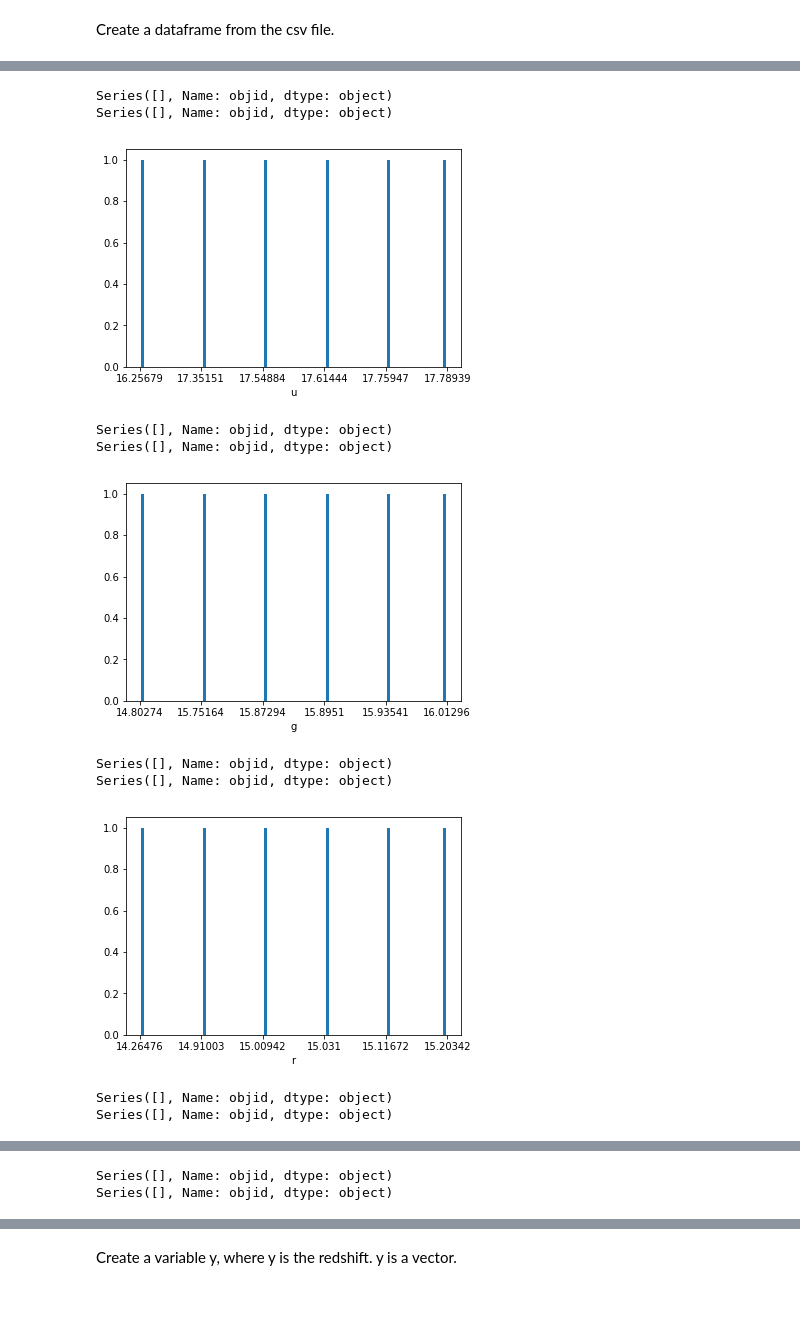
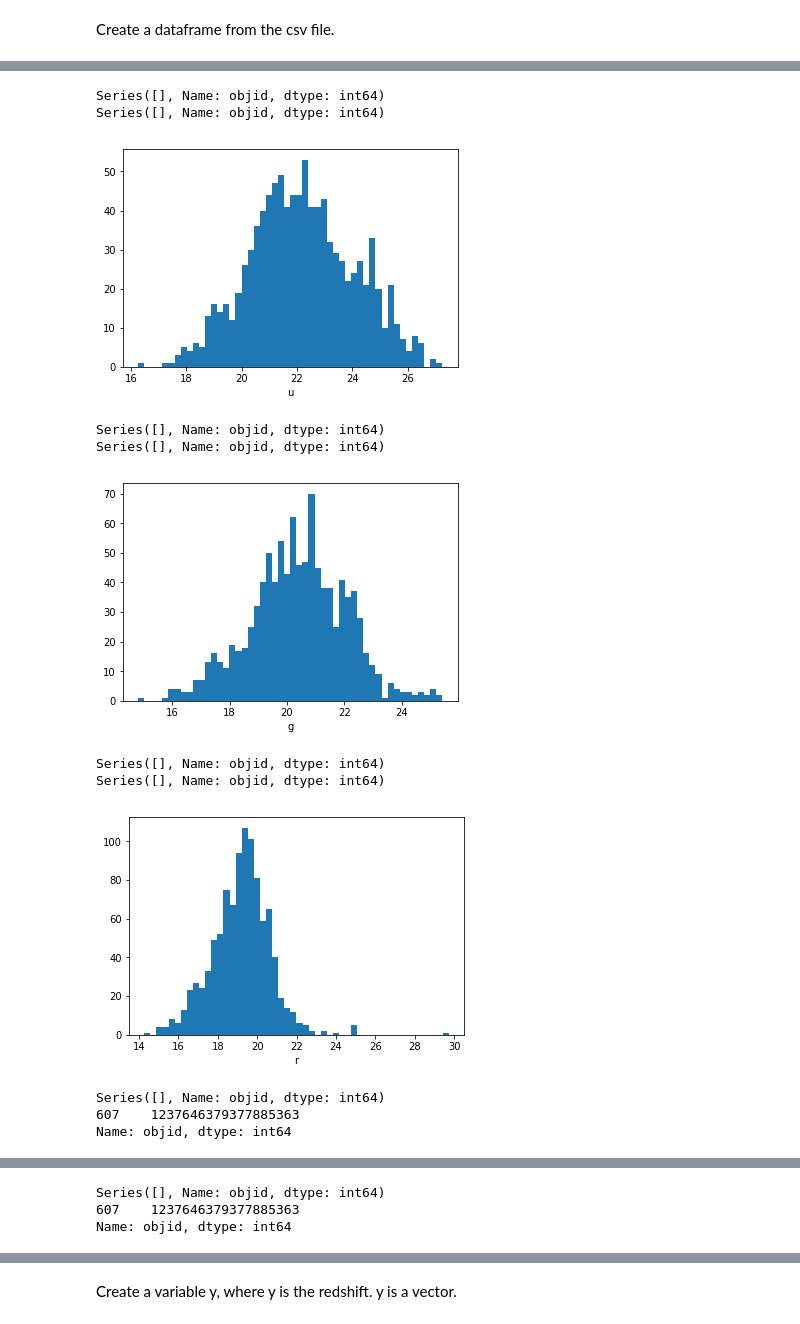
Before and after one commit to marin-hyatt/redshift_data_project, a Jupyter notebook: Marin Hyatt Machine Learning.ipynb, the cells around one changed output, grey strips where cells are left out. Cells and saved outputs as stored; diff of their text form; code cells hidden in the pictures.

```diff
--- a/Marin Hyatt Machine Learning.ipynb
+++ b/Marin Hyatt Machine Learning.ipynb
@@ -4,3 +4,35 @@ Import numpy and matplotlib
 import pandas as pd
 import numpy
 import matplotlib.pyplot as plt
+# %%
+import matplotlib as mpl
+import matplotlib.pyplot as plt
+#mpl.rcParams['text.usetex'] = True
+#mpl.rcParams['mathtext.rm'] = 'serif'
+mpl.style.use('classic')
+plt.rcParams.update(plt.rcParamsDefault)
+#mpl.rcParams['font.family'] = 'serif'
+#mpl.rcParams['font.serif'] = 'Times New Roman'
+# mpl.rcParams['axes.titlesize'] = 16
+# mpl.rcParams['axes.labelsize'] = 14
+# mpl.rcParams['savefig.dpi'] = 250
+# mpl.rcParams['savefig.format'] = 'pdf'
+# mpl.rcParams['savefig.bbox'] = 'tight'
+
+# %matplotlib inline
+# %%
+import matplotlib.pyplot as plt
+plt.rcParams.update(plt.rcParamsDefault)
+%matplotlib inline
+
+import numpy as np
+
+from matplotlib.ticker import AutoLocator
+
+fig, (ax1, ax2) = plt.subplots(1, 2, figsize=(4, 3), tight_layout=True)
+ax1.set_xlim(0, .1)
+ax2.set_xlim(0, .1)
+
+ax1.xaxis.get_major_locator().set_params(nbins=9, steps=[1, 2, 5, 10])
+ax1.set_title('classic')
+ax2.set_title('v2.0')
@@ -16,7 +51,7 @@ names = numpy.loadtxt("Skyserver_Spectro2_13_2018 10_41_13 PM.csv", dtype=str, s
 Create a dataframe from the csv file.
 # %%
 df = pd.read_csv("/Users/marin/machine/redshift_data_project/Skyserver_Spectro2_13_2018 10_41_13 PM.csv", \
-                 delimiter = ",", skiprows=1, dtype=str)
+                 delimiter = ",", skiprows=1)
 df.head()
 # %% [output]
 |  | objid | ra | dec | u | g | r | i | z | redshift | specobjid | plate | ... |
@@ -28,19 +63,22 @@ df.head()
 # %%
+plt.rcParams.update(plt.rcParamsDefault)
+%matplotlib inline
 for name in ['u', 'g', 'r', 'i', 'z', 'redshift']:
     print(df['objid'][df[name] == 0.])
     print(df['objid'][df[name] == -9999])
-    plt.hist(df[name], bins=50, rwidth = 0.5, range = (0.00,5.0))
+    plt.hist(df[name], bins=50)
     plt.xlabel(name)
     plt.show()
 # %% [output]
-Series([], Name: objid, dtype: object)
-Series([], Name: objid, dtype: object)
+Series([], Name: objid, dtype: int64)
+Series([], Name: objid, dtype: int64)
-[figure, old version]
+[figure, new version]
-Series([], Name: objid, dtype: object)
-Series([], Name: objid, dtype: object)
+Series([], Name: objid, dtype: int64)
+Series([], Name: objid, dtype: int64)
-[figure, old version]
+[figure, new version]
-Series([], Name: objid, dtype: object)
-Series([], Name: objid, dtype: object)
+Series([], Name: objid, dtype: int64)
+Series([], Name: objid, dtype: int64)
-[figure, old version]
+[figure, new version]
-Series([], Name: objid, dtype: object)
-Series([], Name: objid, dtype: object)
+Series([], Name: objid, dtype: int64)
+607    1237646379377885363
+Name: objid, dtype: int64
@@ -48,2 +86,3 @@ Series([], Name: objid, dtype: object)
-Series([], Name: objid, dtype: object)
-Series([], Name: objid, dtype: object)
+Series([], Name: objid, dtype: int64)
+607    1237646379377885363
+Name: objid, dtype: int64
```
Also changed, not shown: parts of 18 cells of this notebook.
